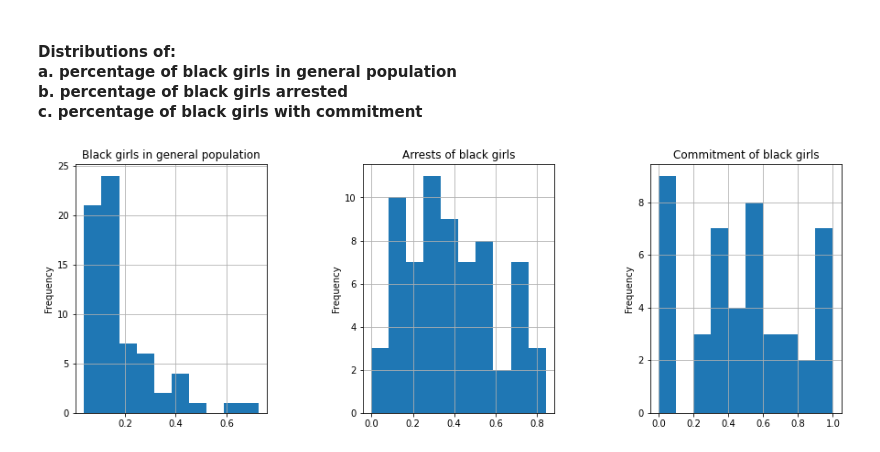
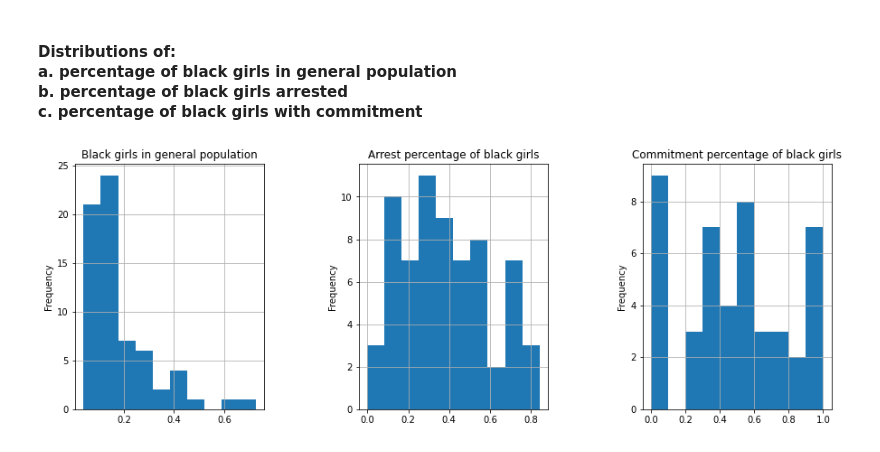
Before and after one commit to sajanrav/notebooks, a Jupyter notebook: basic-analysis-arrests-commitments-black-girls-2018-19.ipynb, the cells around one changed output. Cells and saved outputs as stored; diff of their text form; code cells hidden in the pictures.

```diff
--- a/basic-analysis-arrests-commitments-black-girls-2018-19.ipynb
+++ b/basic-analysis-arrests-commitments-black-girls-2018-19.ipynb
@@ -108,9 +108,9 @@ plt.show()
 # %%
 fig, axes = plt.subplots(1, 3, figsize=(15, 5))
 plt.subplots_adjust(wspace=0.5)
 arr_comm['percent_black_girls_in_gen_pop'].dropna().plot.hist(ax=axes[0], title='Black girls in general population', bins=10, grid=True)
-arr_comm['arrest_percent_black'].dropna().plot.hist(ax=axes[1], title='Arrests of black girls', bins=10, grid=True)
-arr_comm['commitment_percent_black'].dropna().plot.hist(ax=axes[2], title='Commitment of black girls', bins=10, grid=True)
+arr_comm['arrest_percent_black'].dropna().plot.hist(ax=axes[1], title='Arrest percentage of black girls', bins=10, grid=True)
+arr_comm['commitment_percent_black'].dropna().plot.hist(ax=axes[2], title='Commitment percentage of black girls', bins=10, grid=True)
 plt.show()
 # %% [output]
-[figure, old version]
+[figure, new version]
```
Also changed, not shown: parts of 2 cells of this notebook.
